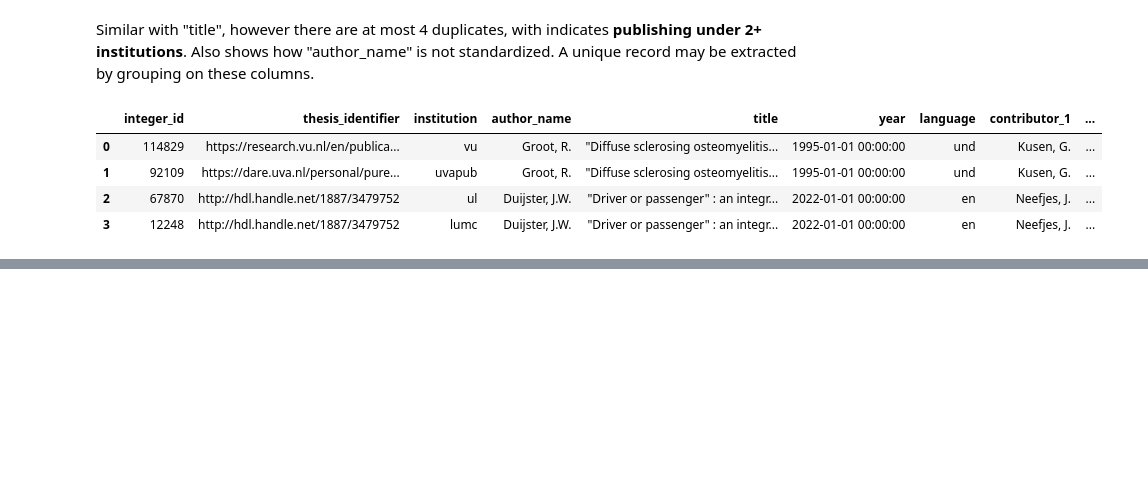
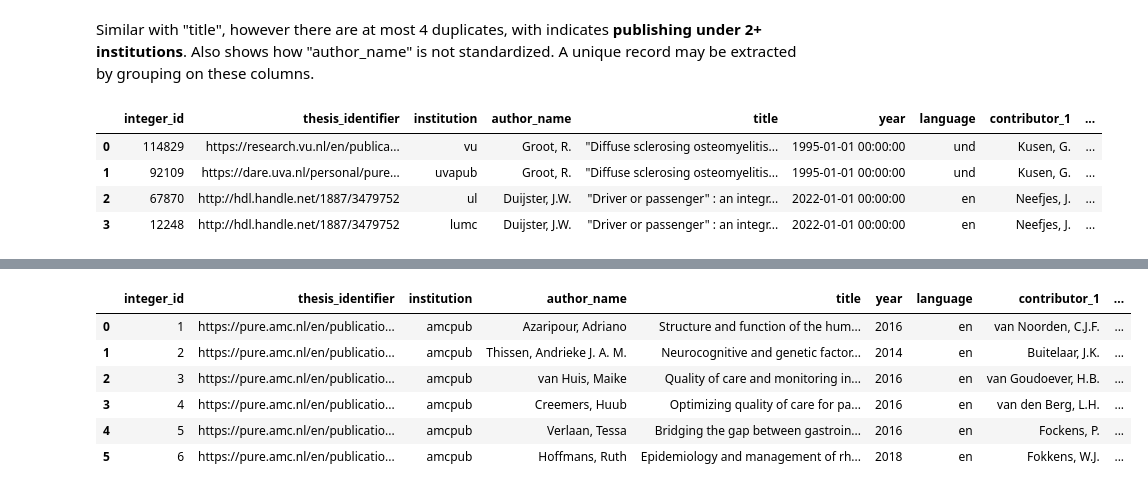
Before and after one commit to StefKirsch/clean-and-enrich-phd-supervisor-data, a Jupyter notebook: EDA.ipynb, the cells around one changed output, grey strips where cells are left out. Saved outputs shown, nothing was run; the diff lists cells and outputs as text; code cells hidden in the pictures; blank space fills up the shorter version.

```diff
--- a/EDA.ipynb
+++ b/EDA.ipynb
@@ -266,0 +678,5 @@ more_than_2_dup.head(6)
+# %%
+# correcting the dataframe
+allowed_values = filtered_dict.keys()
+for column in df.columns[7:17]:
+    df.loc[~df[column].isin(allowed_values), column] = np.nan
@@ -266,0 +685,18 @@ more_than_2_dup.head(6)
+# %%
+from itertools import combinations
+
+df_try = df[:100].copy()
+
+columns_to_consider = df.columns[7:17]
+
+def get_person_combinations(row):
+    persons = [person for person in row[columns_to_consider] if pd.notna(person)]
+    return list(combinations(persons, 2))
+
+df_try['PersonCombinations'] = df_try.apply(get_person_combinations, axis=1)
+
+df_exploded = df_try.explode('PersonCombinations')
+
+combination_counts = df_exploded['PersonCombinations'].value_counts()
+
+print(combination_counts)
@@ -266,0 +717,10 @@ more_than_2_dup.head(6)
+# %%
+df_try
+# %% [output]
+|  | integer_id | thesis_identifier | institution | author_name | title | year | language | contributor_1 | ... |
+| 0 | 1 | https://pure.amc.nl/en/publicatio... | amcpub | Azaripour, Adriano | Structure and function of the hum... | 2016 | en | van Noorden, C.J.F. | ... |
+| 1 | 2 | https://pure.amc.nl/en/publicatio... | amcpub | Thissen, Andrieke J. A. M. | Neurocognitive and genetic factor... | 2014 | en | Buitelaar, J.K. | ... |
+| 2 | 3 | https://pure.amc.nl/en/publicatio... | amcpub | van Huis, Maike | Quality of care and monitoring in... | 2016 | en | van Goudoever, H.B. | ... |
+| 3 | 4 | https://pure.amc.nl/en/publicatio... | amcpub | Creemers, Huub | Optimizing quality of care for pa... | 2016 | en | van den Berg, L.H. | ... |
+| 4 | 5 | https://pure.amc.nl/en/publicatio... | amcpub | Verlaan, Tessa | Bridging the gap between gastroin... | 2016 | en | Fockens, P. | ... |
+| 5 | 6 | https://pure.amc.nl/en/publicatio... | amcpub | Hoffmans, Ruth | Epidemiology and management of rh... | 2018 | en | Fokkens, W.J. | ... |
```
Also changed, not shown: parts of 39 cells of this notebook.
